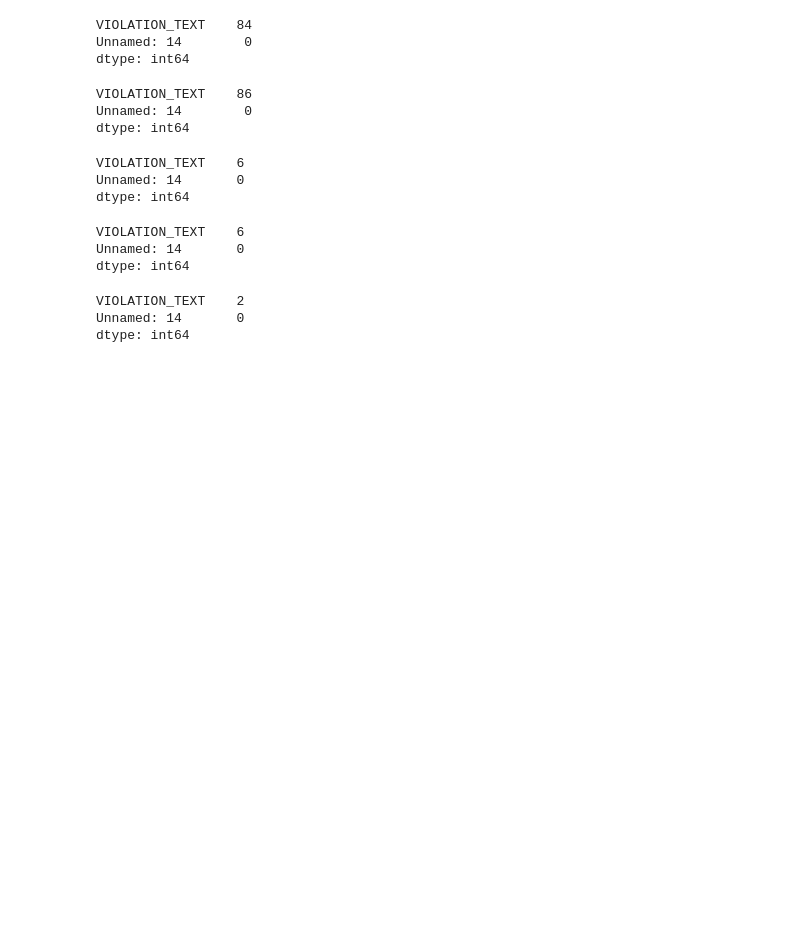
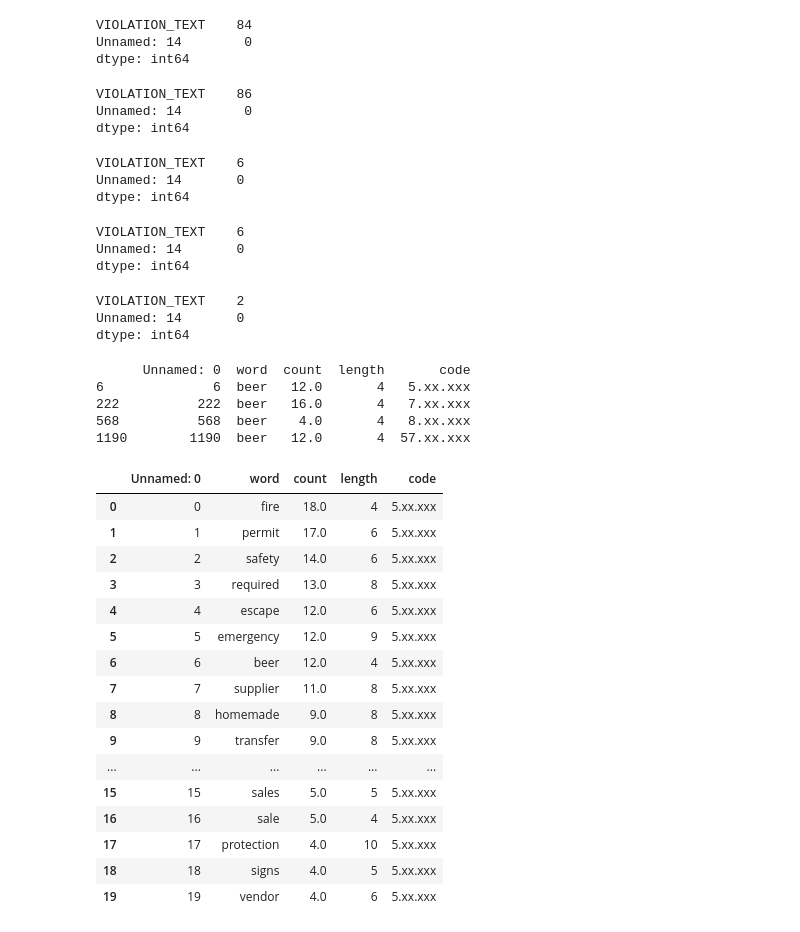
Before and after one commit to shrutijalewar/data-question-2-xtreme-united, a Jupyter notebook: data-ques-2.ipynb, the cells around one changed output. Drawn from its saved outputs; the diff is of its cells as text; code cells hidden in the pictures; blank space fills up the shorter version.

Commit message:
creating stock words for cat 16, 57,10,7

```diff
--- a/data-ques-2.ipynb
+++ b/data-ques-2.ipynb
@@ -214,3 +214,30 @@ print(viol18_df)
 VIOLATION_TEXT    2
 Unnamed: 14       0
 dtype: int64
+# %%
+word_count = pd.read_csv('count_list.csv')
+print(word_count.loc[word_count['word']=='beer'])
+word_count.head(20)
+# %% [output]
+      Unnamed: 0  word  count  length       code
+6              6  beer   12.0       4   5.xx.xxx
+222          222  beer   16.0       4   7.xx.xxx
+568          568  beer    4.0       4   8.xx.xxx
+1190        1190  beer   12.0       4  57.xx.xxx
+|  | Unnamed: 0 | word | count | length | code |
+| 0 | 0 | fire | 18.0 | 4 | 5.xx.xxx |
+| 1 | 1 | permit | 17.0 | 6 | 5.xx.xxx |
+| 2 | 2 | safety | 14.0 | 6 | 5.xx.xxx |
+| 3 | 3 | required | 13.0 | 8 | 5.xx.xxx |
+| 4 | 4 | escape | 12.0 | 6 | 5.xx.xxx |
+| 5 | 5 | emergency | 12.0 | 9 | 5.xx.xxx |
+| 6 | 6 | beer | 12.0 | 4 | 5.xx.xxx |
+| 7 | 7 | supplier | 11.0 | 8 | 5.xx.xxx |
+| 8 | 8 | homemade | 9.0 | 8 | 5.xx.xxx |
+| 9 | 9 | transfer | 9.0 | 8 | 5.xx.xxx |
+| ... | ... | ... | ... | ... | ... |
+| 15 | 15 | sales | 5.0 | 5 | 5.xx.xxx |
+| 16 | 16 | sale | 5.0 | 4 | 5.xx.xxx |
+| 17 | 17 | protection | 4.0 | 10 | 5.xx.xxx |
+| 18 | 18 | signs | 4.0 | 5 | 5.xx.xxx |
+| 19 | 19 | vendor | 4.0 | 6 | 5.xx.xxx |
```
Also changed, not shown: parts of 6 cells of this notebook.
